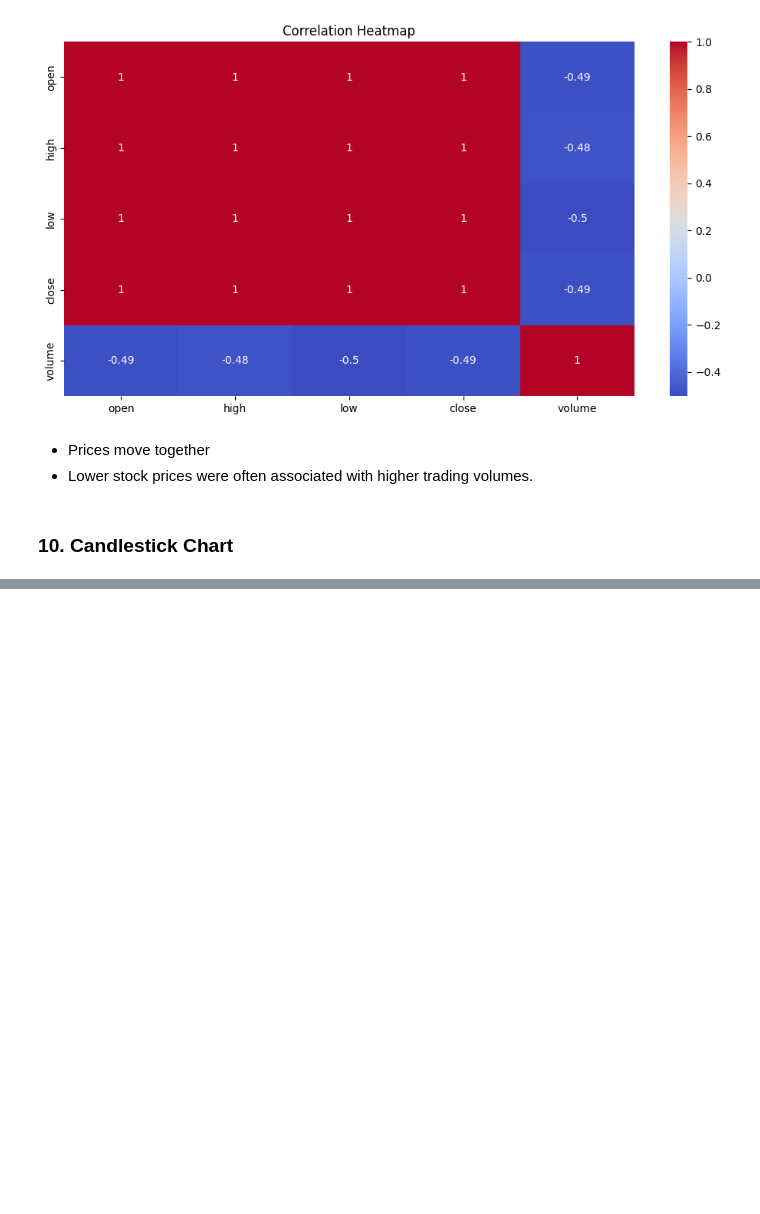
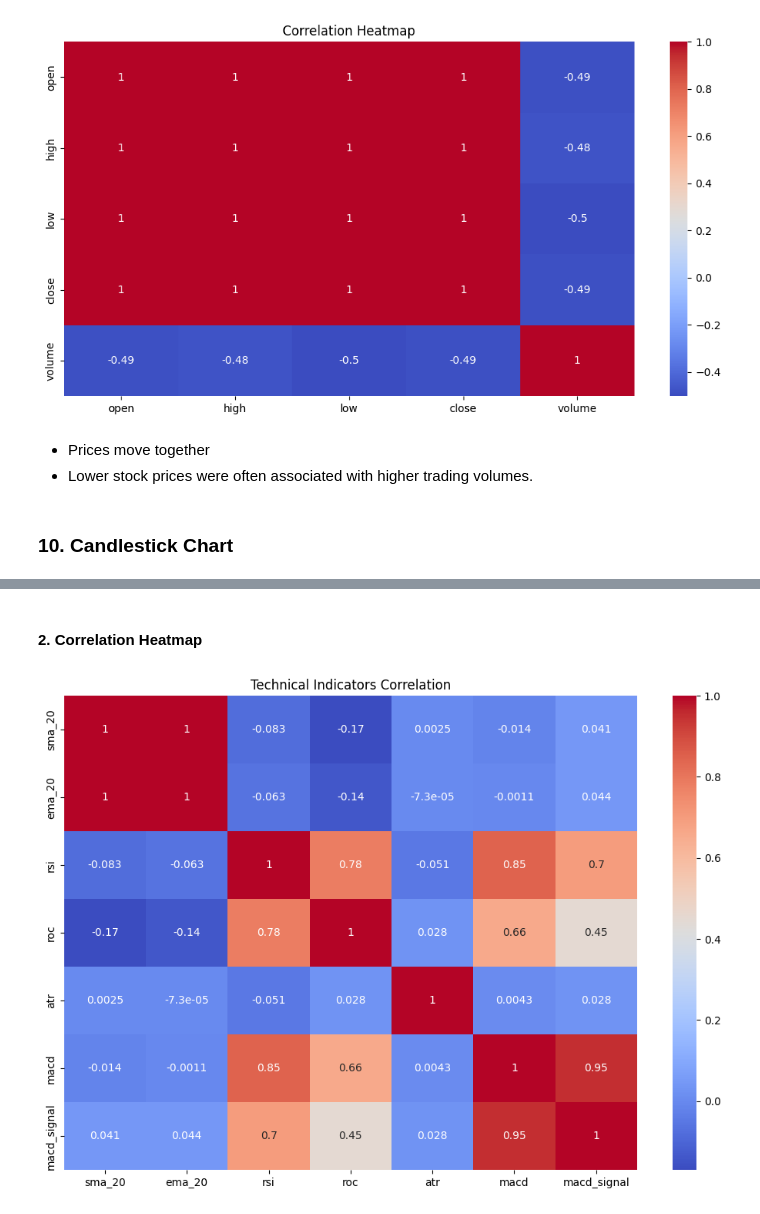
Before and after one commit to bhuvansai93/ds_project_stock_price_prediction, a Jupyter notebook: code_reliance.ipynb, the cells around one changed output, grey strips where cells are left out. Drawn from its saved outputs; the diff is of its cells as text; code cells hidden in the pictures; blank space fills up the shorter version.

```diff
--- a/code_reliance.ipynb
+++ b/code_reliance.ipynb
@@ -411,0 +622,16 @@ fig.show()
+# %% [markdown]
+#### 2. Correlation Heatmap
+# %%
+
+plt.figure(figsize=(12,8))
+
+sns.heatmap(
+    reliance_df[feature_cols].corr(),
+    annot=True,
+    cmap='coolwarm'
+)
+
+plt.title('Technical Indicators Correlation')
+plt.show()
+# %% [output]
+[figure, added]
```
Also changed, not shown: parts of 43 cells of this notebook.
